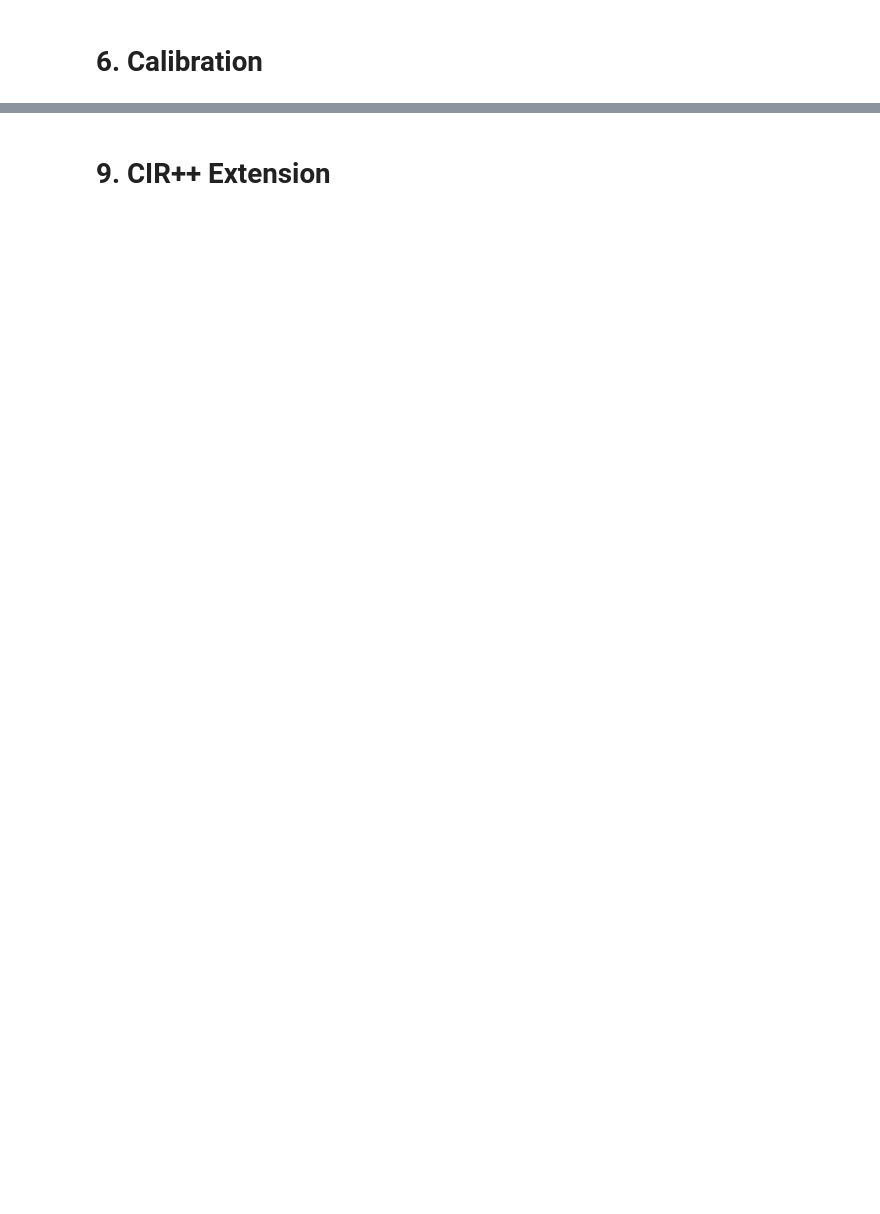
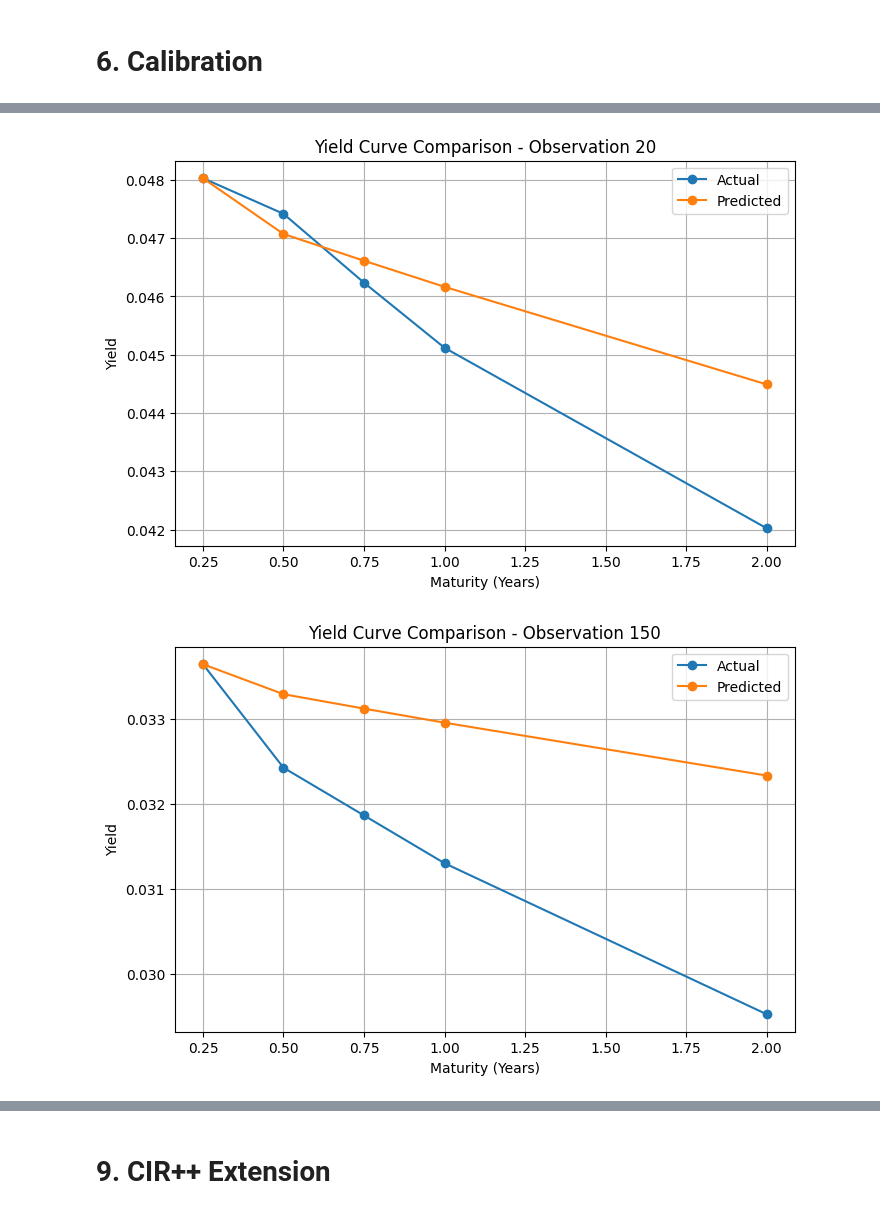
Before and after one commit to Grivann/FinClubPS1, a Jupyter notebook: FinClubPS1.ipynb, the cells around one changed output, grey strips where cells are left out. Cells and saved outputs as stored; diff of their text form; code cells hidden in the pictures; blank space fills up the shorter version.

```diff
--- a/FinClubPS1.ipynb
+++ b/FinClubPS1.ipynb
@@ -375,0 +712,51 @@ display(results)
+# %%
+import matplotlib.pyplot as plt
+
+maturities = [0.25, 0.5, 0.75, 1, 2]
+
+rows = [20, 150, 300, 450]
+
+for row in rows:
+
+    actual_curve = [
+        test_3m_df.iloc[row]["ZC025YR"],
+        test_df.iloc[row]["ZC050YR"],
+        test_df.iloc[row]["ZC075YR"],
+        test_df.iloc[row]["ZC100YR"],
+        test_df.iloc[row]["ZC200YR"]
+    ]
+
+    predicted_curve = [
+        test_3m_df.iloc[row]["ZC025YR"],   # actual 3M input
+        predictions_full.iloc[row]["ZC050YR"],
+        predictions_full.iloc[row]["ZC075YR"],
+        predictions_full.iloc[row]["ZC100YR"],
+        predictions_full.iloc[row]["ZC200YR"]
+    ]
+
+    plt.figure(figsize=(8,5))
+
+    plt.plot(
+        maturities,
+        actual_curve,
+        marker='o',
+        label='Actual'
+    )
+
+    plt.plot(
+        maturities,
+        predicted_curve,
+        marker='o',
+        label='Predicted'
+    )
+
+    plt.title(f"Yield Curve Comparison - Observation {row}")
+    plt.xlabel("Maturity (Years)")
+    plt.ylabel("Yield")
+    plt.legend()
+    plt.grid(True)
+
+    plt.show()
+# %% [output]
+[figure, added]
+[figure, added]
```
Also changed, not shown: parts of 86 cells of this notebook, 3 other files.
